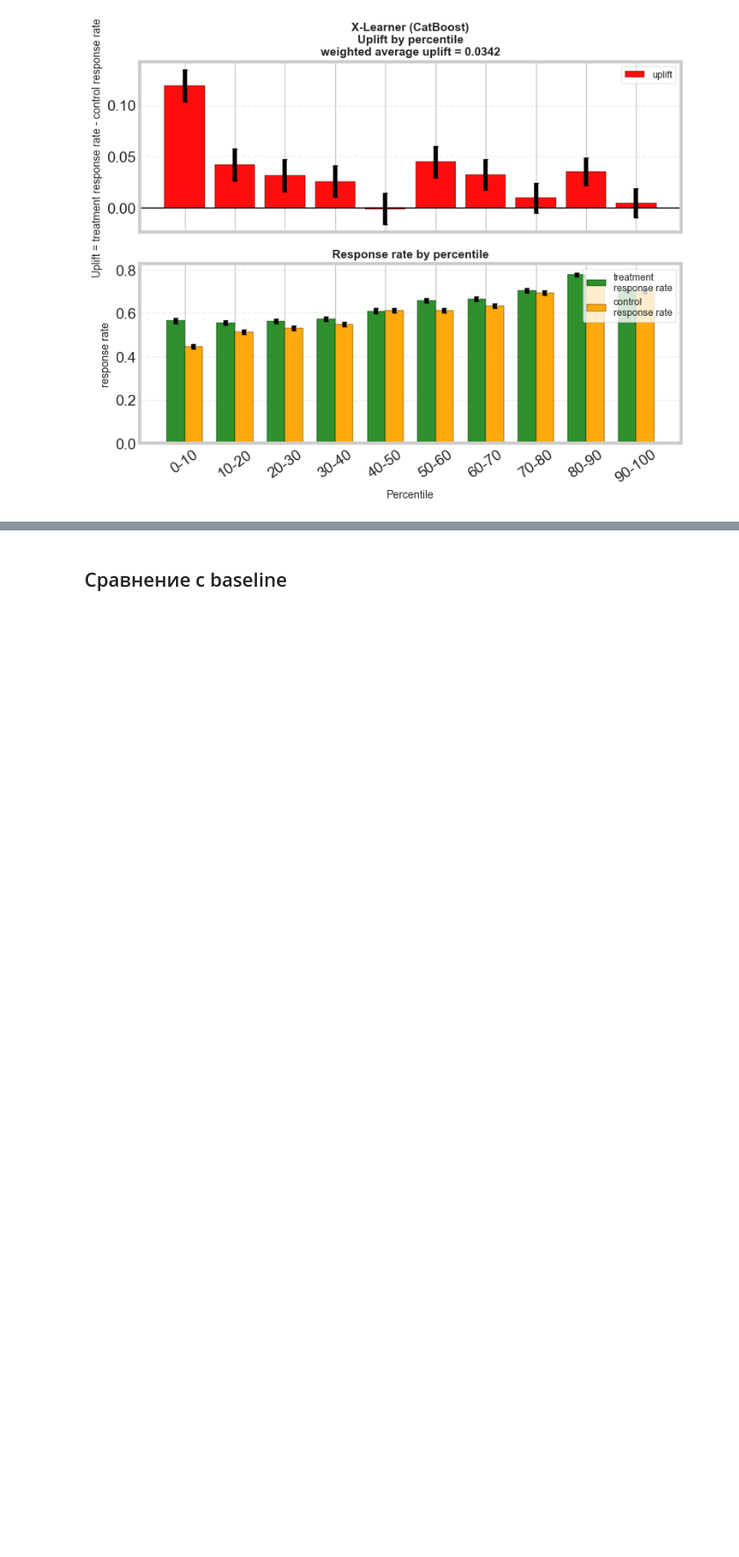
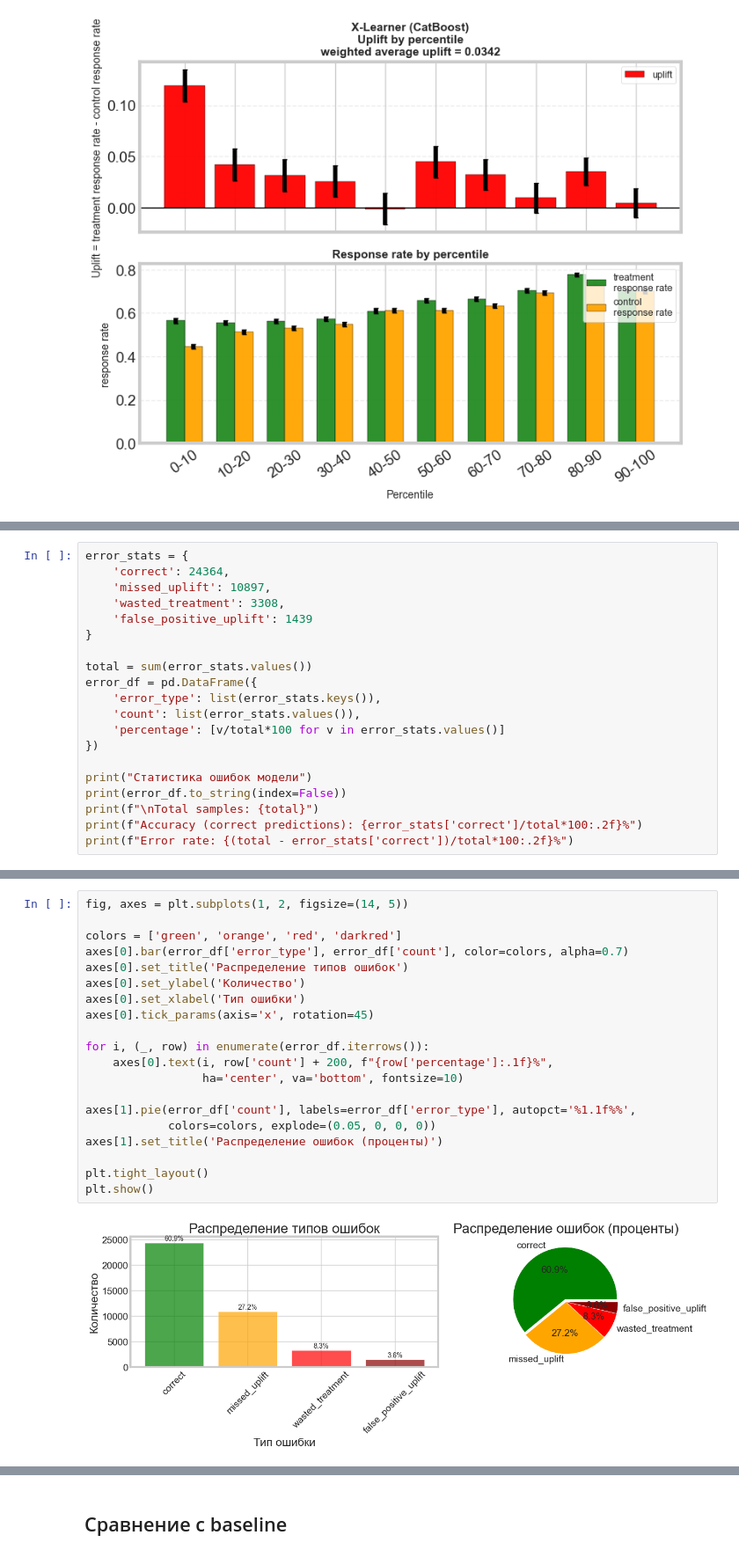
Before and after one commit to VShilovich/uplift-modeling-hse, a Jupyter notebook: mlflow/jupyter_notebooks/Experiments.ipynb, the cells around one changed output, grey strips where cells are left out. Shown at 88% size. Drawn from its saved outputs; the diff is of its cells as text; blank space fills up the shorter version.

Commit message:
added model's errors analysis

```diff
--- a/mlflow/jupyter_notebooks/Experiments.ipynb
+++ b/mlflow/jupyter_notebooks/Experiments.ipynb
@@ -581,0 +645,20 @@ with mlflow.start_run(run_id=run_id):
+# %%
+error_stats = {
+    'correct': 24364,
+    'missed_uplift': 10897,
+    'wasted_treatment': 3308,
+    'false_positive_uplift': 1439
+}
+
+total = sum(error_stats.values())
+error_df = pd.DataFrame({
+    'error_type': list(error_stats.keys()),
+    'count': list(error_stats.values()),
+    'percentage': [v/total*100 for v in error_stats.values()]
+})
+
+print("Статистика ошибок модели")
+print(error_df.to_string(index=False))
+print(f"\nTotal samples: {total}")
+print(f"Accuracy (correct predictions): {error_stats['correct']/total*100:.2f}%")
+print(f"Error rate: {(total - error_stats['correct'])/total*100:.2f}%")
@@ -581,0 +676,22 @@ with mlflow.start_run(run_id=run_id):
+# %%
+fig, axes = plt.subplots(1, 2, figsize=(14, 5))
+
+colors = ['green', 'orange', 'red', 'darkred']
+axes[0].bar(error_df['error_type'], error_df['count'], color=colors, alpha=0.7)
+axes[0].set_title('Распределение типов ошибок')
+axes[0].set_ylabel('Количество')
+axes[0].set_xlabel('Тип ошибки')
+axes[0].tick_params(axis='x', rotation=45)
+
+for i, (_, row) in enumerate(error_df.iterrows()):
+    axes[0].text(i, row['count'] + 200, f"{row['percentage']:.1f}%",
+                 ha='center', va='bottom', fontsize=10)
+
+axes[1].pie(error_df['count'], labels=error_df['error_type'], autopct='%1.1f%%',
+            colors=colors, explode=(0.05, 0, 0, 0))
+axes[1].set_title('Распределение ошибок (проценты)')
+
+plt.tight_layout()
+plt.show()
+# %% [output]
+[figure, added]
```
Also changed, not shown: parts of 8 cells of this notebook.
